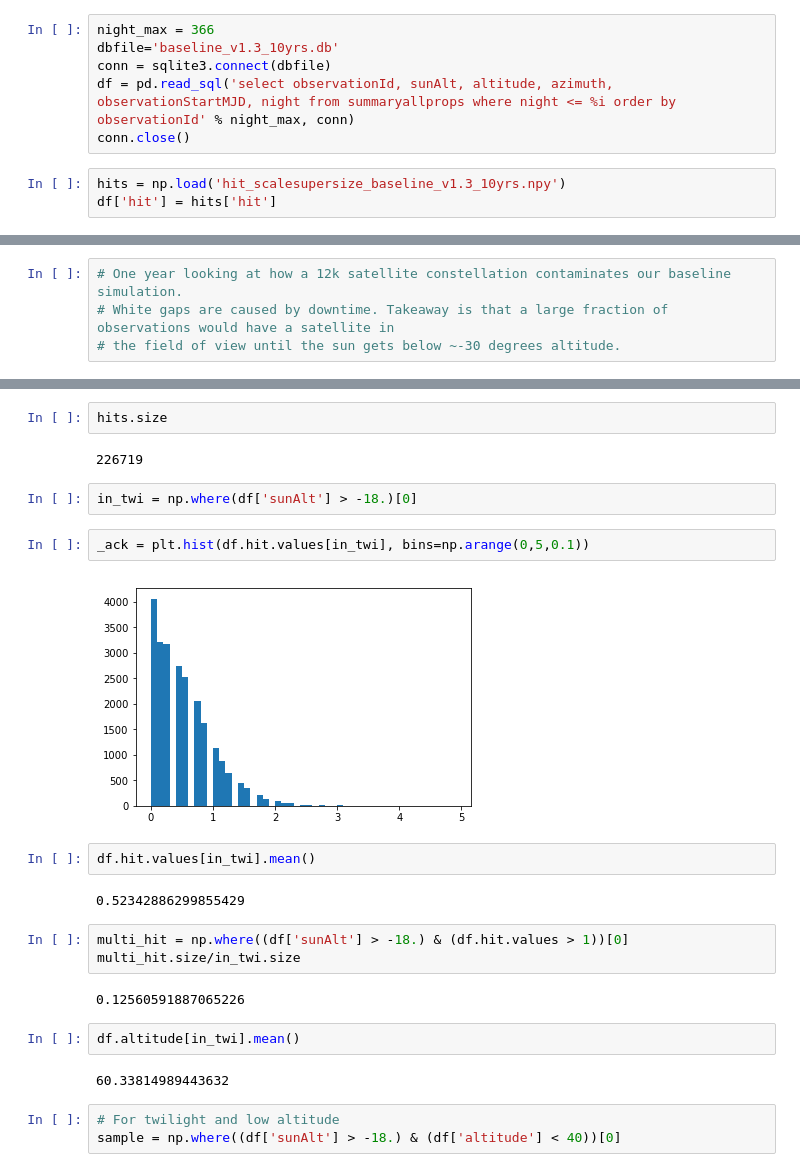
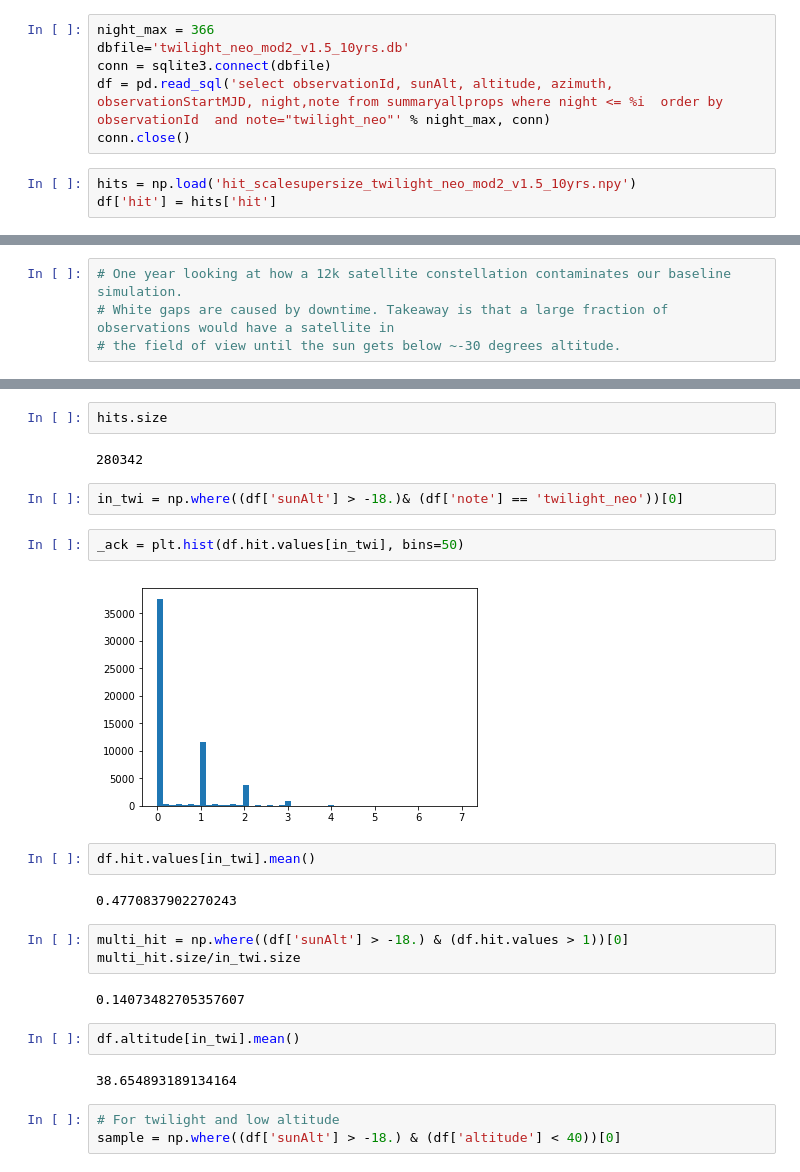
Before and after one commit to yoachim/satellite_collisions, a Jupyter notebook: neo/viz_hits_super.ipynb, the cells around one changed output, grey strips where cells are left out. Drawn from its saved outputs; the diff is of its cells as text.

```diff
--- a/neo/viz_hits_super.ipynb
+++ b/neo/viz_hits_super.ipynb
@@ -9,12 +9,12 @@ from utils import starlink_constellation
 WARNING: AstropyDeprecationWarning: astropy.utils.compat.funcsigs is now deprecated - use inspect instead [astropy.utils.compat.funcsigs]
 # %%
 night_max = 366
-dbfile='baseline_v1.3_10yrs.db'
+dbfile='twilight_neo_mod2_v1.5_10yrs.db'
 conn = sqlite3.connect(dbfile)
-df = pd.read_sql('select observationId, sunAlt, altitude, azimuth, observationStartMJD, night from summaryallprops where night <= %i order by observationId' % night_max, conn)
+df = pd.read_sql('select observationId, sunAlt, altitude, azimuth, observationStartMJD, night,note from summaryallprops where night <= %i  order by observationId  and note="twilight_neo"' % night_max, conn)
 conn.close()
 # %%
-hits = np.load('hit_scalesupersize_baseline_v1.3_10yrs.npy')
+hits = np.load('hit_scalesupersize_twilight_neo_mod2_v1.5_10yrs.npy')
 df['hit'] = hits['hit']
 # %%
 sats = starlink_constellation(supersize=True, fivek=False)
@@ -78,26 +78,26 @@ array([ 59928.17217802,  59928.17259211,  59928.17300681,  59928.17342101,
 # %%
 hits.size
 # %% [output]
-226719
+280342
 # %%
-in_twi = np.where(df['sunAlt'] > -18.)[0]
+in_twi = np.where((df['sunAlt'] > -18.)& (df['note'] == 'twilight_neo'))[0]
 # %%
-_ack = plt.hist(df.hit.values[in_twi], bins=np.arange(0,5,0.1))
+_ack = plt.hist(df.hit.values[in_twi], bins=50)
 # %% [output]
-[figure, old version]
+[figure, new version]
 # %%
 df.hit.values[in_twi].mean()
 # %% [output]
-0.52342886299855429
+0.4770837902270243
 # %%
 multi_hit = np.where((df['sunAlt'] > -18.) & (df.hit.values > 1))[0]
 multi_hit.size/in_twi.size
 # %% [output]
-0.12560591887065226
+0.14073482705357607
 # %%
 df.altitude[in_twi].mean()
 # %% [output]
-60.33814989443632
+38.654893189134164
 # %%
 # For twilight and low altitude
 sample = np.where((df['sunAlt'] > -18.) & (df['altitude'] < 40))[0]
```
Also changed, not shown: parts of 10 cells of this notebook, 3 other files.
